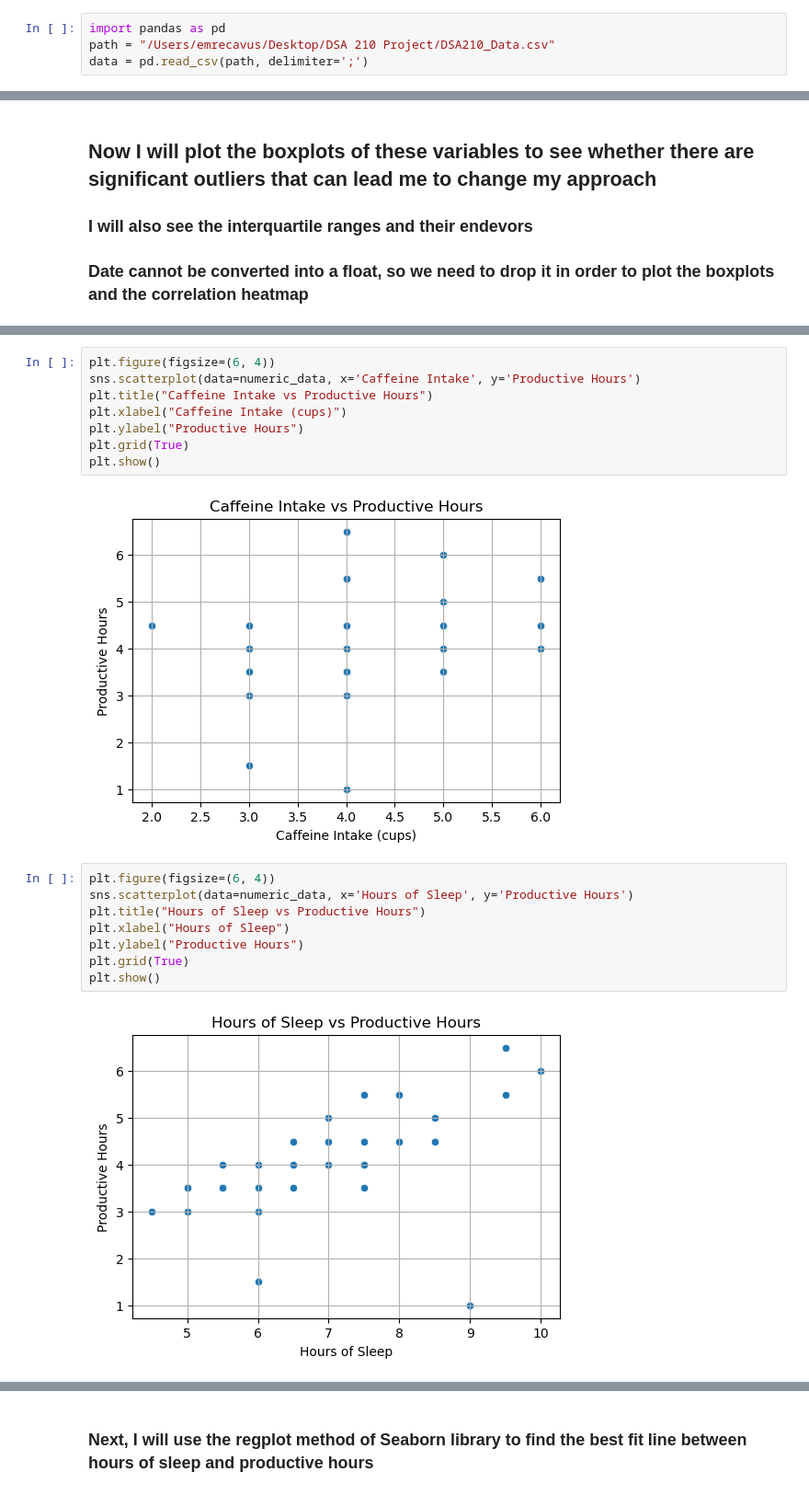
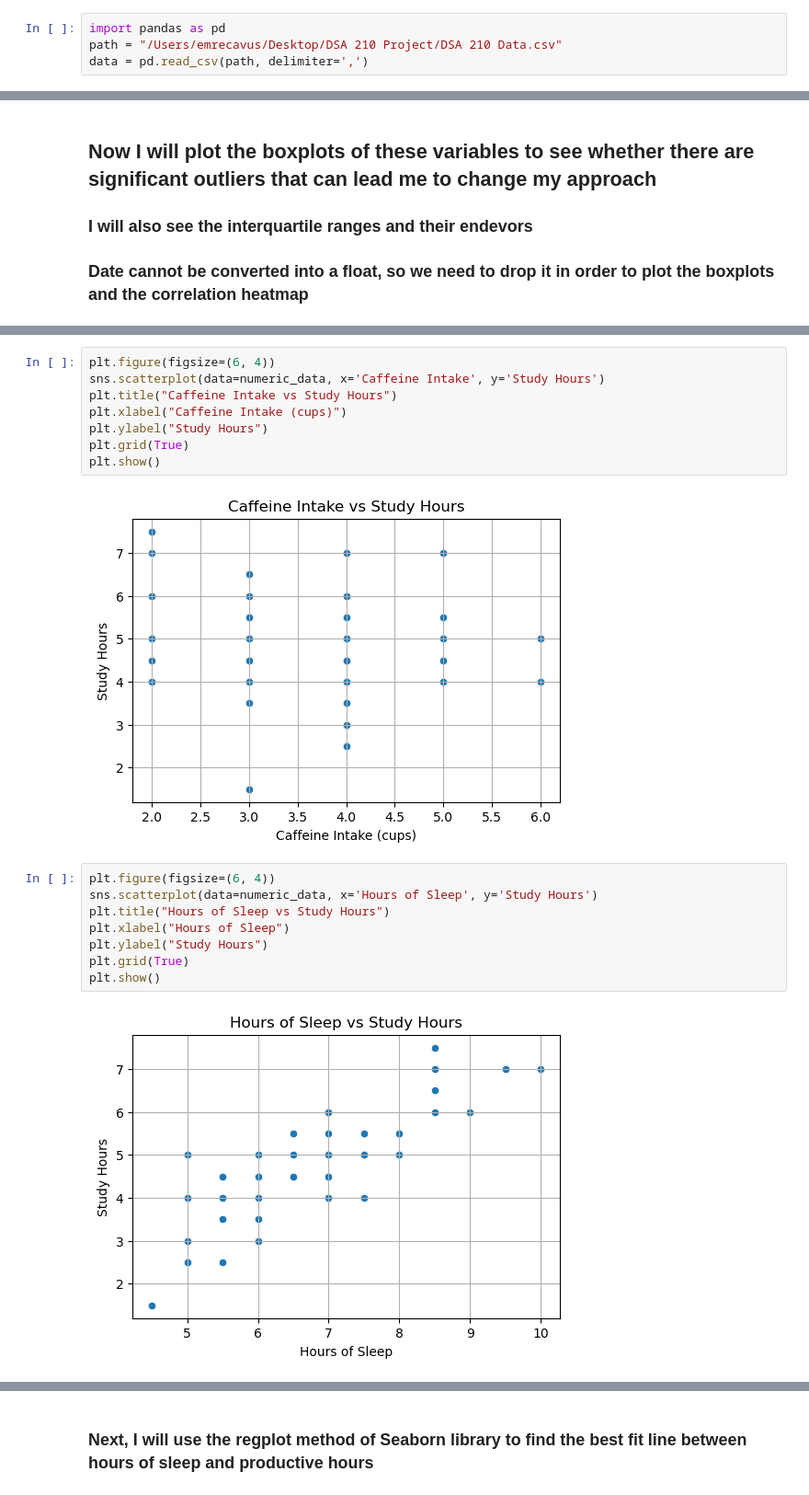
Before and after one commit to emrecavus1/Emre-Cavus-DSA-210-Project, a Jupyter notebook: DSA 210 Project.ipynb, the cells around one changed output, grey strips where cells are left out. Shown at 92% size. Drawn from its saved outputs; the diff is of its cells as text.

```diff
--- a/DSA 210 Project.ipynb
+++ b/DSA 210 Project.ipynb
@@ -1,7 +1,7 @@
 # %%
 import pandas as pd
-path = "/Users/emrecavus/Desktop/DSA 210 Project/DSA210_Data.csv"
-data = pd.read_csv(path, delimiter=';')
+path = "/Users/emrecavus/Desktop/DSA 210 Project/DSA 210 Data.csv"
+data = pd.read_csv(path, delimiter=',')
 # %%
 data.head()
 # %% [output]
@@ -88,20 +96,20 @@ plt.show()
 # %%
 plt.figure(figsize=(6, 4))
-sns.scatterplot(data=numeric_data, x='Caffeine Intake', y='Productive Hours')
-plt.title("Caffeine Intake vs Productive Hours")
+sns.scatterplot(data=numeric_data, x='Caffeine Intake', y='Study Hours')
+plt.title("Caffeine Intake vs Study Hours")
 plt.xlabel("Caffeine Intake (cups)")
-plt.ylabel("Productive Hours")
+plt.ylabel("Study Hours")
 plt.grid(True)
 plt.show()
 # %% [output]
-[figure, old version]
+[figure, new version]
 # %%
 plt.figure(figsize=(6, 4))
-sns.scatterplot(data=numeric_data, x='Hours of Sleep', y='Productive Hours')
-plt.title("Hours of Sleep vs Productive Hours")
+sns.scatterplot(data=numeric_data, x='Hours of Sleep', y='Study Hours')
+plt.title("Hours of Sleep vs Study Hours")
 plt.xlabel("Hours of Sleep")
-plt.ylabel("Productive Hours")
+plt.ylabel("Study Hours")
 plt.grid(True)
 plt.show()
 # %% [output]
-[figure, old version]
+[figure, new version]
```
Also changed, not shown: parts of 39 cells of this notebook, 3 other files.
